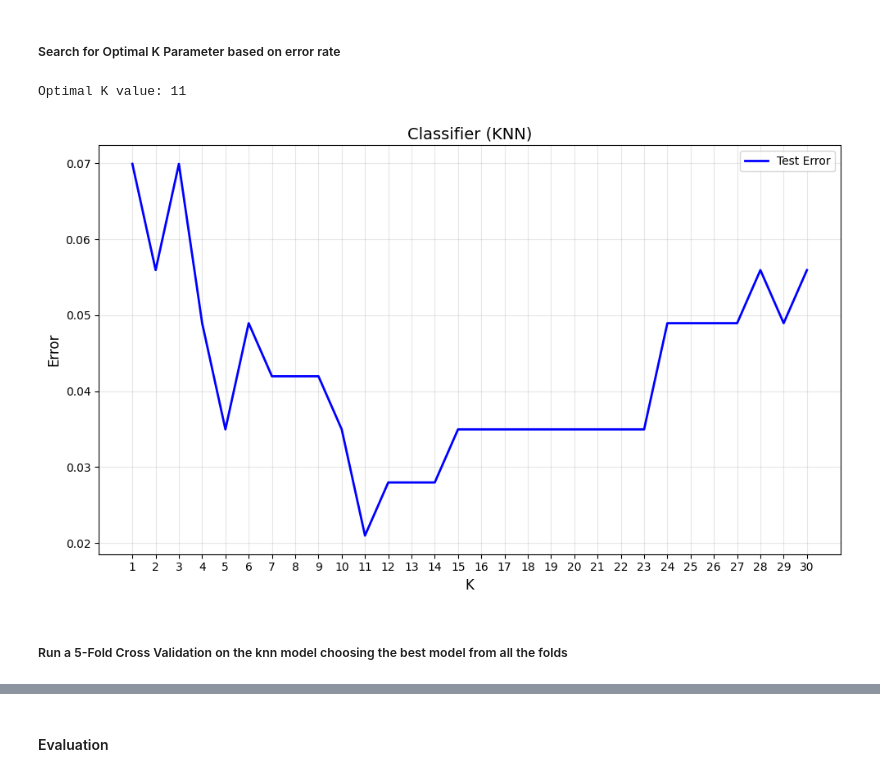
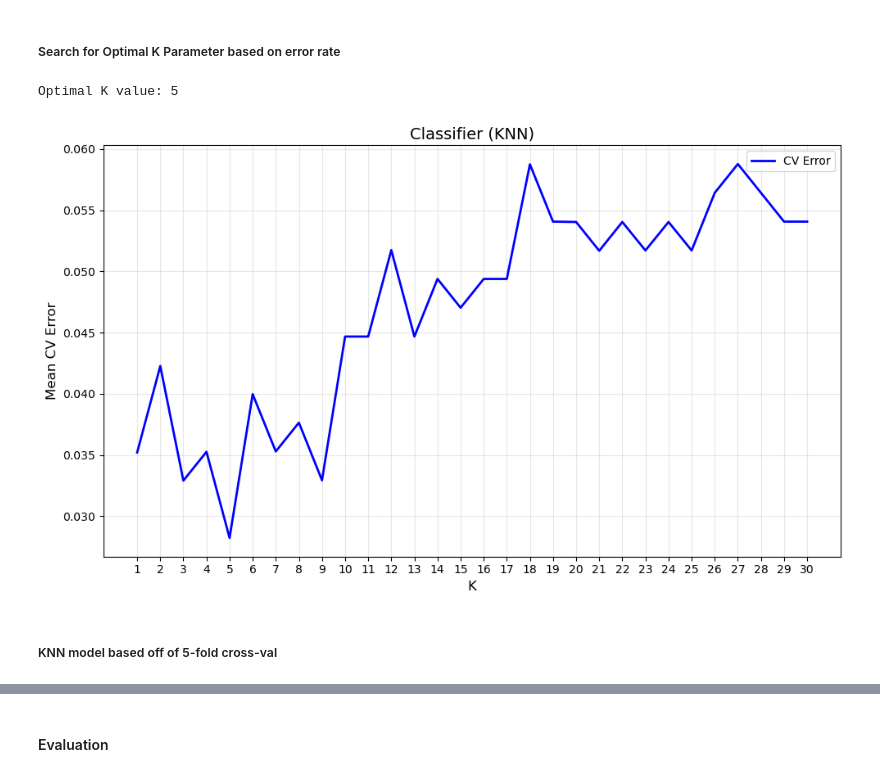
Before and after one commit to tjmeltesen/AML, a Jupyter notebook: HW/HW5/hw5.ipynb, the cells around one changed output, grey strips where cells are left out. Cells and saved outputs as stored; diff of their text form; code cells hidden in the pictures.

Commit message:
updates to hw5 code and charts

```diff
--- a/HW/HW5/hw5.ipynb
+++ b/HW/HW5/hw5.ipynb
@@ -31,10 +31,15 @@ Name: count, dtype: int64
 # %%
 encoder = LabelEncoder()
 y_encoded = encoder.fit_transform(y)
+scaler = StandardScaler()
+rs = 42
+
 #print(encoder.classes_)
 #print(y_encoded.shape)
 #print(X.shape)
-(x_train, x_test, y_train, y_test) = train_test_split(np.asarray(X), y_encoded, test_size=0.25, random_state=42)
+(x_train, x_test, y_train, y_test) = train_test_split(np.asarray(X), y_encoded, test_size=0.25, random_state=rs)
+x_train = scaler.fit_transform(x_train)
+x_test = scaler.transform(x_test)
 pd.DataFrame(y_train).value_counts()
 #print(x_train.shape)
 #print(x_test.shape)
@@ -49,40 +54,44 @@ Name: count, dtype: int64
 ##### Search for Optimal K Parameter based on error rate
 # %%
 #All Gathered from AML_s26_knn.ipynb and slightly modified for this dataset
-all_k =[]
-all_err=[]
 
+fold = KFold(n_splits=5, shuffle=True, random_state=rs)
 #Identify Best K to use on KNN Classifier (from K=1 to K=30)
 max_K = 30
-for K in range(1,max_K+1):
-    knn = KNeighborsClassifier(n_neighbors=K)
-    y_pred = knn.fit(x_train, y_train).predict(x_test)
-    error = np.mean(y_test != y_pred)
-    all_k.append(K)
-    all_err.append(error)
+mean_errors = []
 
-best_k = all_k[np.argmin(all_err)]
+for K in range(1, max_K + 1):
+    fold_errors = []
+    for train_idx, val_idx in fold.split(x_train):
+        X_tr, X_val = x_train[train_idx], x_train[val_idx]
+        y_tr, y_val = y_train[train_idx], y_train[val_idx]
+        knn = KNeighborsClassifier(n_neighbors=K)
+        knn.fit(X_tr, y_tr)
+        y_pred = knn.predict(X_val)
+        error = np.mean(y_val != y_pred)
+        fold_errors.append(error)
+    mean_errors.append(np.mean(fold_errors))
+
+best_k = np.argmin(mean_errors) + 1
 print("Optimal K value:", best_k)
-
 
 # Plotting the error rates for different K values
 plt.figure(1, figsize=(10, 6))
-
-plt.plot(all_k, all_err, linewidth=2, label="Test Error", color='blue')
+plt.plot(range(1, max_K + 1), mean_errors, linewidth=2, label="CV Error", color='blue')
 plt.xlabel("K", fontsize=12)
-plt.ylabel("Error", fontsize=12)
-plt.title(f"Classifier (KNN)", fontsize=14)
+plt.ylabel("Mean CV Error", fontsize=12)
+plt.title("Classifier (KNN)", fontsize=14)
 plt.legend(fontsize=10)
 plt.grid(True, alpha=0.3)
-plt.xticks(np.arange(1, max_K+1, 1))
+plt.xticks(np.arange(1, max_K + 1, 1))
 plt.tight_layout()
 plt.savefig("knn_error_rates.png", dpi=300)
 plt.show()
 # %% [output]
-Optimal K value: 11
+Optimal K value: 5
-[figure, old version]
+[figure, new version]
 # %% [markdown]
-##### Run a 5-Fold Cross Validation on the knn model choosing the best model from all the folds
+##### KNN model based off of 5-fold cross-val
 # %%
 
 #Define Fold with 5 splits, shuffling, and a fixed random state.
```
Also changed, not shown: parts of 3 cells of this notebook, 3 other files.
